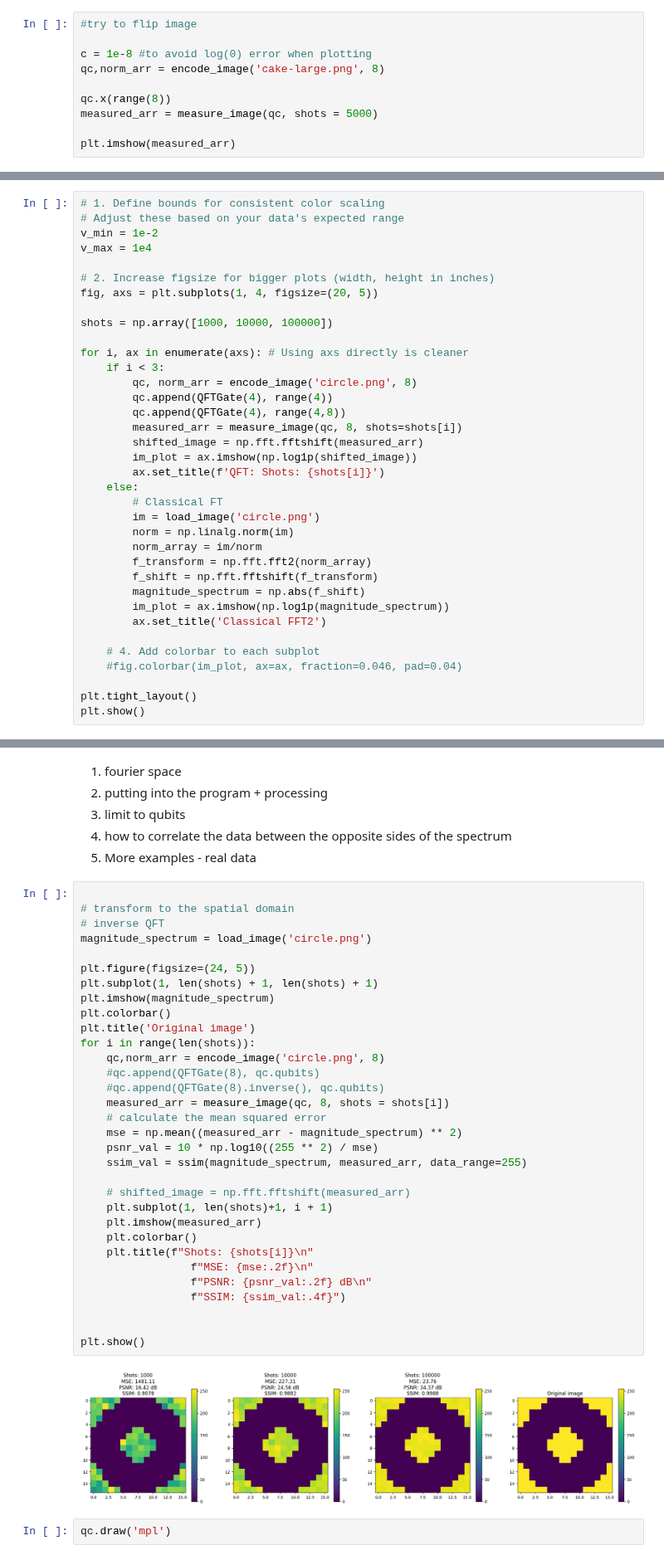
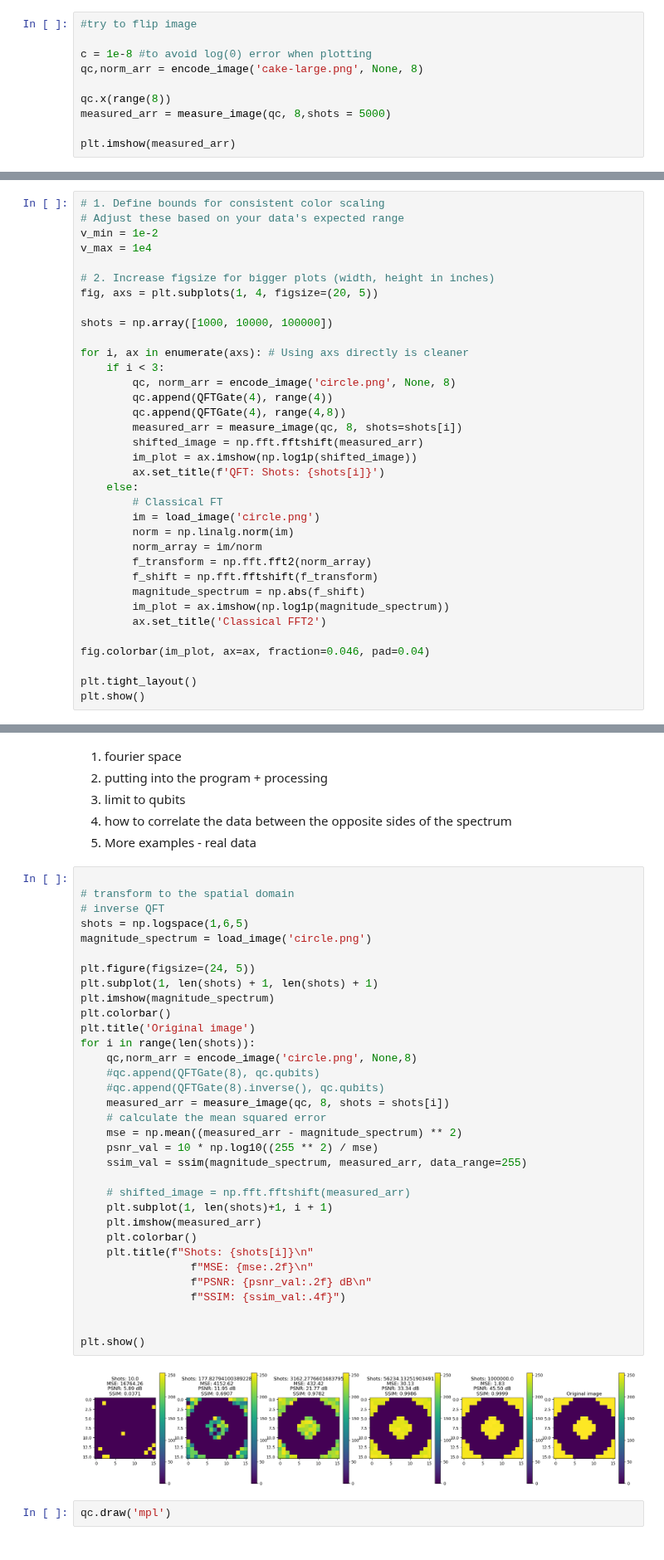
Before and after one commit to benz5460/QuantumRadio, a Jupyter notebook: QPIE_code.ipynb, the cells around one changed output, grey strips where cells are left out. Shown at 83% size. Saved outputs shown, nothing was run; the diff lists cells and outputs as text.

```diff
--- a/QPIE_code.ipynb
+++ b/QPIE_code.ipynb
@@ -243,10 +243,10 @@ def semi_classical_QFT(n,qc):
 #try to flip image
 
 c = 1e-8 #to avoid log(0) error when plotting
-qc,norm_arr = encode_image('cake-large.png', 8)
+qc,norm_arr = encode_image('cake-large.png', None, 8)
 
 qc.x(range(8))
-measured_arr = measure_image(qc, shots = 5000)
+measured_arr = measure_image(qc, 8,shots = 5000)
 
 plt.imshow(measured_arr)
 # %% [output]
@@ -265,7 +265,7 @@ shots = np.array([1000, 10000, 100000])
 
 for i, ax in enumerate(axs): # Using axs directly is cleaner
     if i < 3:
-        qc, norm_arr = encode_image('circle.png', 8)
+        qc, norm_arr = encode_image('circle.png', None, 8)
         qc.append(QFTGate(4), range(4))
         qc.append(QFTGate(4), range(4,8))
         measured_arr = measure_image(qc, 8, shots=shots[i])
@@ -283,8 +283,7 @@ for i, ax in enumerate(axs): # Using axs directly is cleaner
         im_plot = ax.imshow(np.log1p(magnitude_spectrum))
         ax.set_title('Classical FFT2')
 
-    # 4. Add colorbar to each subplot
-    #fig.colorbar(im_plot, ax=ax, fraction=0.046, pad=0.04)
+fig.colorbar(im_plot, ax=ax, fraction=0.046, pad=0.04)
 
 plt.tight_layout()
 plt.show()
@@ -300,36 +301,37 @@ plt.show()
 
 # transform to the spatial domain
 # inverse QFT
+shots = np.logspace(1,6,5)
 magnitude_spectrum = load_image('circle.png')
 
 plt.figure(figsize=(24, 5))
 plt.subplot(1, len(shots) + 1, len(shots) + 1)
 plt.imshow(magnitude_spectrum)
 plt.colorbar()
 plt.title('Original image')
 for i in range(len(shots)):
-    qc,norm_arr = encode_image('circle.png', 8)
+    qc,norm_arr = encode_image('circle.png', None,8)
     #qc.append(QFTGate(8), qc.qubits)
     #qc.append(QFTGate(8).inverse(), qc.qubits)
     measured_arr = measure_image(qc, 8, shots = shots[i])
     # calculate the mean squared error
     mse = np.mean((measured_arr - magnitude_spectrum) ** 2)
     psnr_val = 10 * np.log10((255 ** 2) / mse)
     ssim_val = ssim(magnitude_spectrum, measured_arr, data_range=255)
 
     # shifted_image = np.fft.fftshift(measured_arr)
     plt.subplot(1, len(shots)+1, i + 1)
     plt.imshow(measured_arr)
     plt.colorbar()
     plt.title(f"Shots: {shots[i]}\n"
                  f"MSE: {mse:.2f}\n"
                  f"PSNR: {psnr_val:.2f} dB\n"
                  f"SSIM: {ssim_val:.4f}")
 
 
 plt.show()
 # %% [output]
-[figure, old version]
+[figure, new version]
 # %%
 qc.draw('mpl')
 # %% [output]
```
Also changed, not shown: parts of 7 cells of this notebook.
